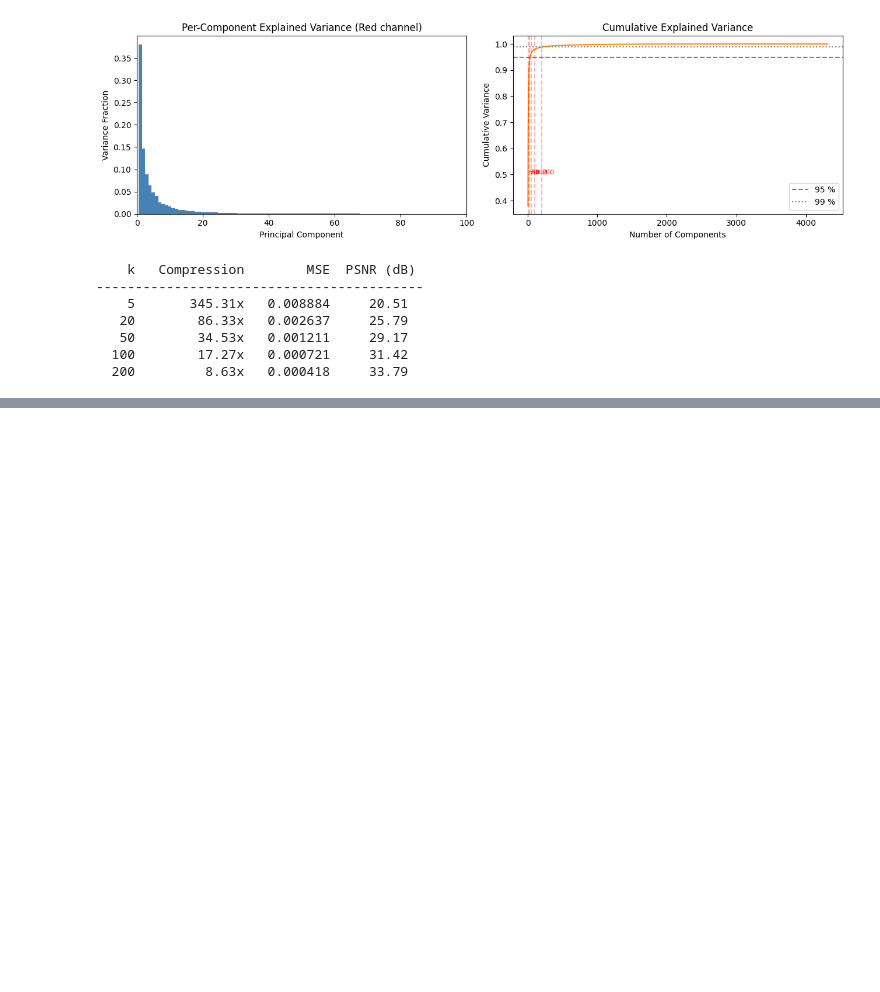
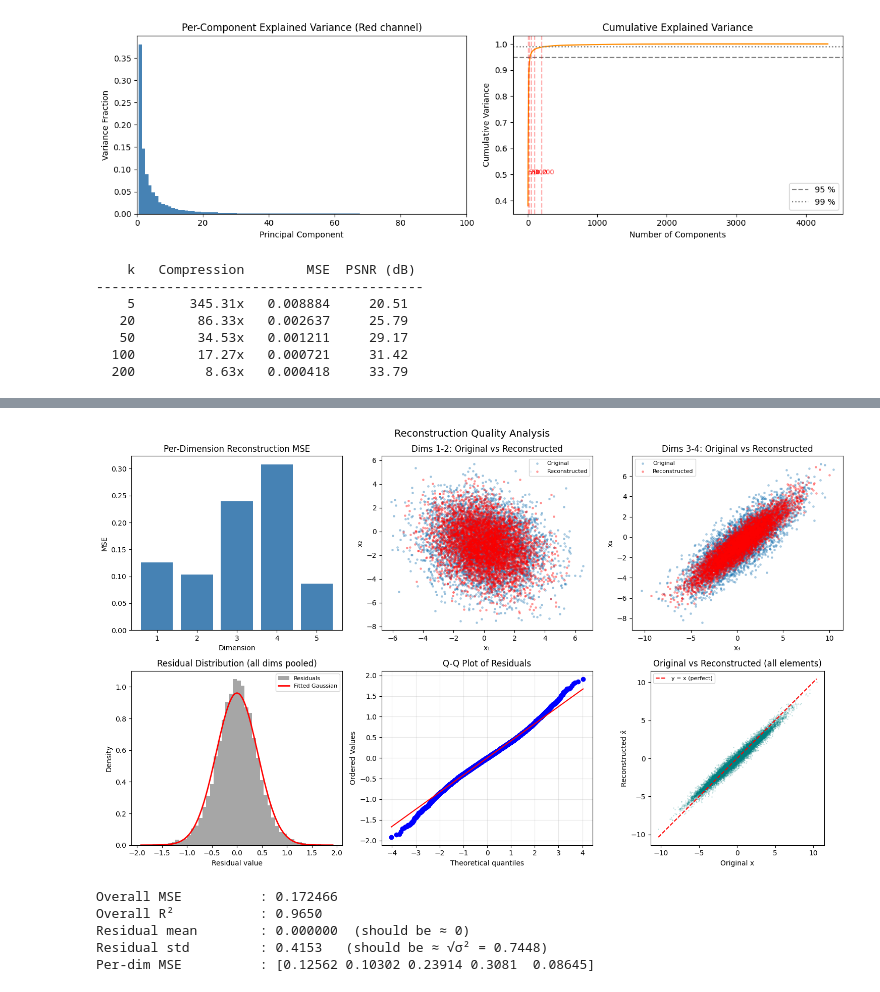
Before and after one commit to mkmishra2000/Sampling-from-a-distribution, a Jupyter notebook: ContinuousLatentVariable.ipynb, the cells around one changed output, grey strips where cells are left out. Saved outputs shown, nothing was run; the diff lists cells and outputs as text; code cells hidden in the pictures; blank space fills up the shorter version.

```diff
--- a/ContinuousLatentVariable.ipynb
+++ b/ContinuousLatentVariable.ipynb
@@ -278,0 +526,74 @@ for k in component_list:
+# %%
+# ── 6. Detailed comparison: Original X  vs  Reconstructed X_rec ──
+
+residuals = X - X_rec   # (N, D)
+
+# ── (a) Per-dimension MSE ──
+per_dim_mse = np.mean(residuals ** 2, axis=0)
+
+fig, axes = plt.subplots(2, 3, figsize=(15, 9))
+
+# Bar chart of per-dimension MSE
+axes[0, 0].bar(range(1, D + 1), per_dim_mse, color="steelblue")
+axes[0, 0].set_xlabel("Dimension")
+axes[0, 0].set_ylabel("MSE")
+axes[0, 0].set_title("Per-Dimension Reconstruction MSE")
+axes[0, 0].set_xticks(range(1, D + 1))
+
+# ── (b) Overlay: original vs reconstructed for each dimension pair ──
+axes[0, 1].scatter(X[:, 0], X[:, 1], s=6, alpha=0.3, label="Original")
+axes[0, 1].scatter(X_rec[:, 0], X_rec[:, 1], s=6, alpha=0.3, color="red", label="Reconstructed")
+axes[0, 1].set_xlabel("x₁"); axes[0, 1].set_ylabel("x₂")
+axes[0, 1].set_title("Dims 1-2: Original vs Reconstructed")
+axes[0, 1].legend(fontsize=8)
+
+axes[0, 2].scatter(X[:, 2], X[:, 3], s=6, alpha=0.3, label="Original")
+axes[0, 2].scatter(X_rec[:, 2], X_rec[:, 3], s=6, alpha=0.3, color="red", label="Reconstructed")
+axes[0, 2].set_xlabel("x₃"); axes[0, 2].set_ylabel("x₄")
+axes[0, 2].set_title("Dims 3-4: Original vs Reconstructed")
+axes[0, 2].legend(fontsize=8)
+
+# ── (c) Residual histogram (should be Gaussian if model is correct) ──
+axes[1, 0].hist(residuals.ravel(), bins=50, density=True, color="gray", alpha=0.7, label="Residuals")
+x_grid = np.linspace(residuals.min(), residuals.max(), 200)
+from scipy.stats import norm
+axes[1, 0].plot(x_grid, norm.pdf(x_grid, 0, residuals.std()), "r-", lw=2, label="Fitted Gaussian")
+axes[1, 0].set_xlabel("Residual value")
+axes[1, 0].set_ylabel("Density")
+axes[1, 0].set_title("Residual Distribution (all dims pooled)")
+axes[1, 0].legend(fontsize=8)
+
+# ── (d) Q-Q plot of residuals ──
+from scipy.stats import probplot
+probplot(residuals.ravel(), dist="norm", plot=axes[1, 1])
+axes[1, 1].set_title("Q-Q Plot of Residuals")
+axes[1, 1].grid(True, alpha=0.3)
+
+# ── (e) Original vs Reconstructed value (identity line check) ──
+axes[1, 2].scatter(X.ravel(), X_rec.ravel(), s=1, alpha=0.15, color="teal")
+lims = [min(X.min(), X_rec.min()), max(X.max(), X_rec.max())]
+axes[1, 2].plot(lims, lims, "r--", lw=1.5, label="y = x (perfect)")
+axes[1, 2].set_xlabel("Original x")
+axes[1, 2].set_ylabel("Reconstructed x̂")
+axes[1, 2].set_title("Original vs Reconstructed (all elements)")
+axes[1, 2].legend(fontsize=8)
+axes[1, 2].set_aspect("equal")
+
+plt.suptitle("Reconstruction Quality Analysis", fontsize=14)
+plt.tight_layout()
+plt.show()
+
+# ── Summary statistics ──
+r2 = 1 - np.sum(residuals ** 2) / np.sum((X - X.mean(axis=0)) ** 2)
+print(f"Overall MSE          : {np.mean(residuals ** 2):.6f}")
+print(f"Overall R²           : {r2:.4f}")
+print(f"Residual mean        : {residuals.mean():.6f}  (should be ≈ 0)")
+print(f"Residual std         : {residuals.std():.4f}   (should be ≈ √σ² = {np.sqrt(sigma2):.4f})")
+print(f"Per-dim MSE          : {np.round(per_dim_mse, 5)}")
+# %% [output]
+[figure, added]
+Overall MSE          : 0.172466
+Overall R²           : 0.9650
+Residual mean        : 0.000000  (should be ≈ 0)
+Residual std         : 0.4153   (should be ≈ √σ² = 0.7448)
+Per-dim MSE          : [0.12562 0.10302 0.23914 0.3081  0.08645]
```
Also changed, not shown: parts of 6 cells of this notebook.
